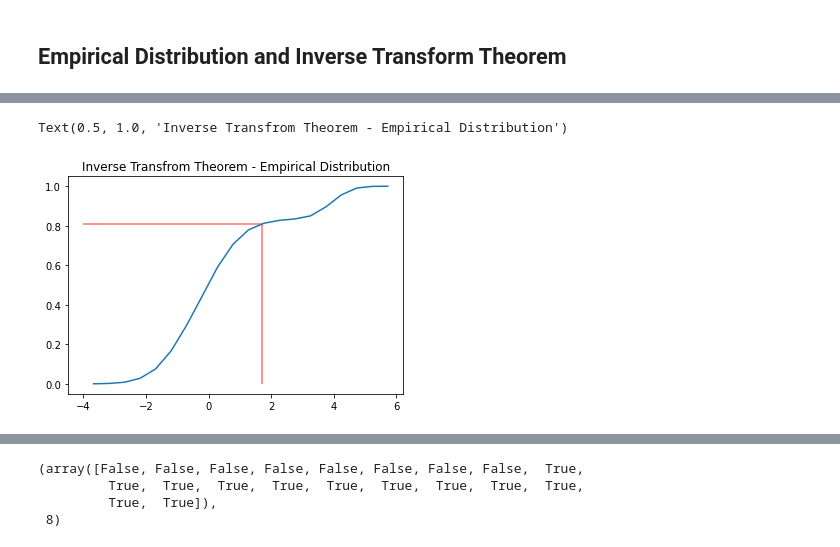
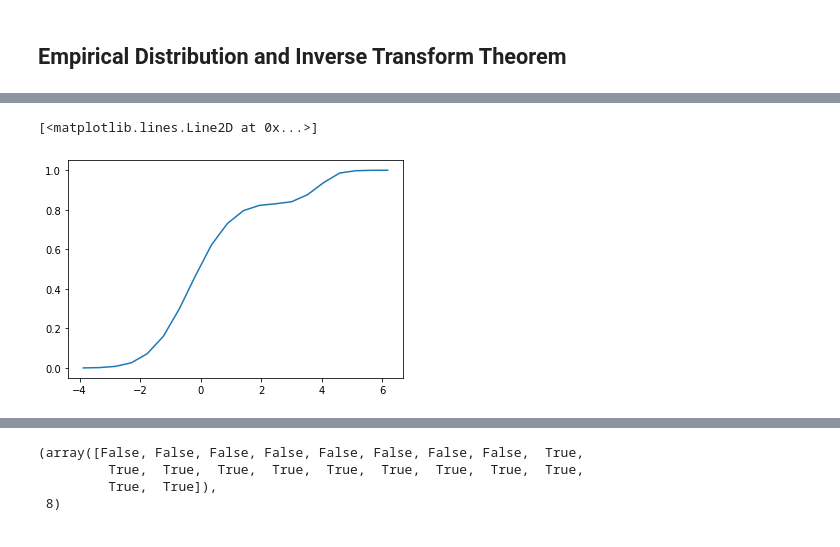
Before and after one commit to guenter-r/statistical_modeling, a Jupyter notebook: Empirical Distribution.ipynb, the cells around one changed output, grey strips where cells are left out. Saved outputs shown, nothing was run; the diff lists cells and outputs as text; code cells hidden in the pictures.

```diff
--- a/Empirical Distribution.ipynb
+++ b/Empirical Distribution.ipynb
@@ -89,11 +93,8 @@ plt.show()
 # %%
 plt.plot(np.linspace(np.min(empirical),np.max(empirical),bin_val),np.cumsum(values/np.sum(values)))
-plt.hlines(0.81, xmin=-4, xmax=1.75, color='#FF7373')
-plt.vlines(1.72, ymin=0, ymax=0.81, color='#FF7373')
-plt.title('Inverse Transfrom Theorem - Empirical Distribution')
 # %% [output]
-Text(0.5, 1.0, 'Inverse Transfrom Theorem - Empirical Distribution')
+[<matplotlib.lines.Line2D at 0x...>]
-[figure, old version]
+[figure, new version]
 # %%
 np.cumsum(values/np.sum(values))
 # %% [output]
```
Also changed, not shown: parts of 32 cells of this notebook.
